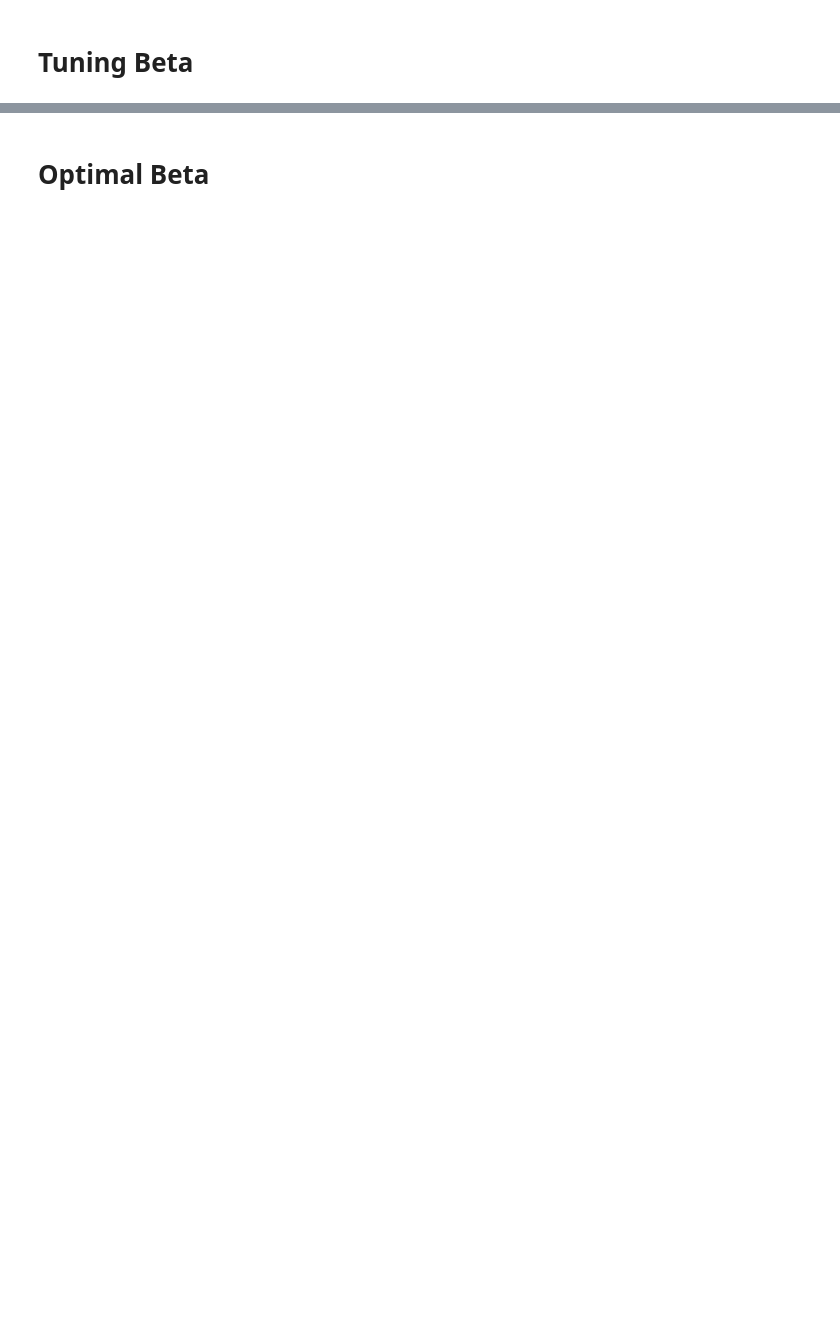
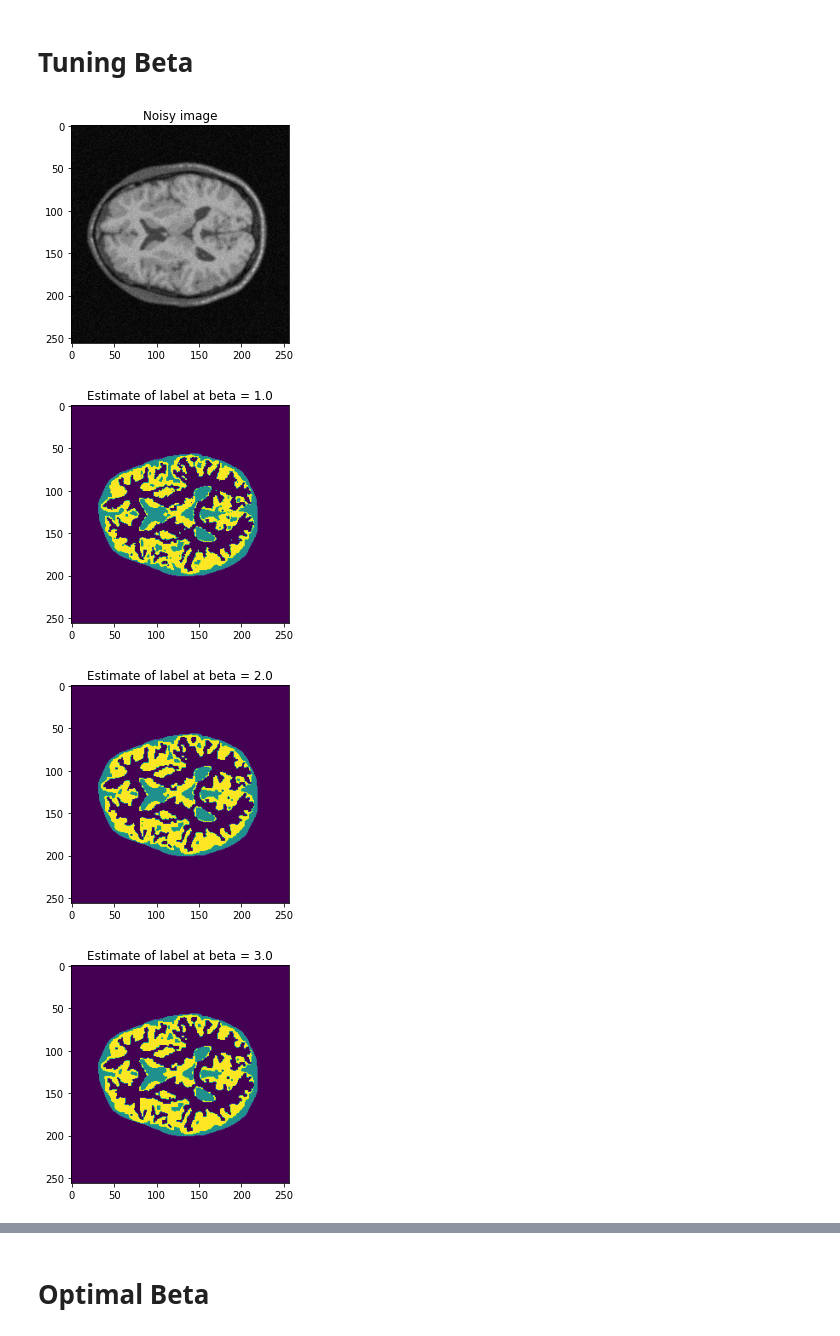
Before and after one commit to shreysingla11/MIC, a Jupyter notebook: Assignment-2/code/Q2/main.ipynb, the cells around one changed output, grey strips where cells are left out. Saved outputs shown, nothing was run; the diff lists cells and outputs as text; code cells hidden in the pictures; blank space fills up the shorter version.

```diff
--- a/Assignment-2/code/Q2/main.ipynb
+++ b/Assignment-2/code/Q2/main.ipynb
@@ -37,16 +67,21 @@ axis[2].set_title('Class 2')
 # %%
 plt.figure()
 plt.imshow(image,cmap='gray', vmin=0, vmax=1)
 plt.title('Noisy image')
 plt.show()
 
 fig_shape = (5,2)
-betas = np.linspace(0.1,1,10)
+betas = np.linspace(1,10,10)
 
 
 for i,beta in enumerate(betas):
-    X_map, means, variances, memberships = getOptimalParams(image,imageMask,X_map_init,means_init,variances_init,beta,max_iters=70, verbose=False)
+    X_map, means, variances, memberships, _ = getOptimalParams(image,imageMask,X_map_init,means_init,variances_init,beta,max_iters=70, verbose=False, compute_posterior=False)
     plt.figure()
     plt.imshow(X_map)
     plt.title(f'Estimate of label at beta = {beta}')
     plt.show()
+# %% [output]
+[figure, added]
+[figure, added]
+[figure, added]
+[figure, added]
```
Also changed, not shown: parts of 6 cells of this notebook, 11 other files.
